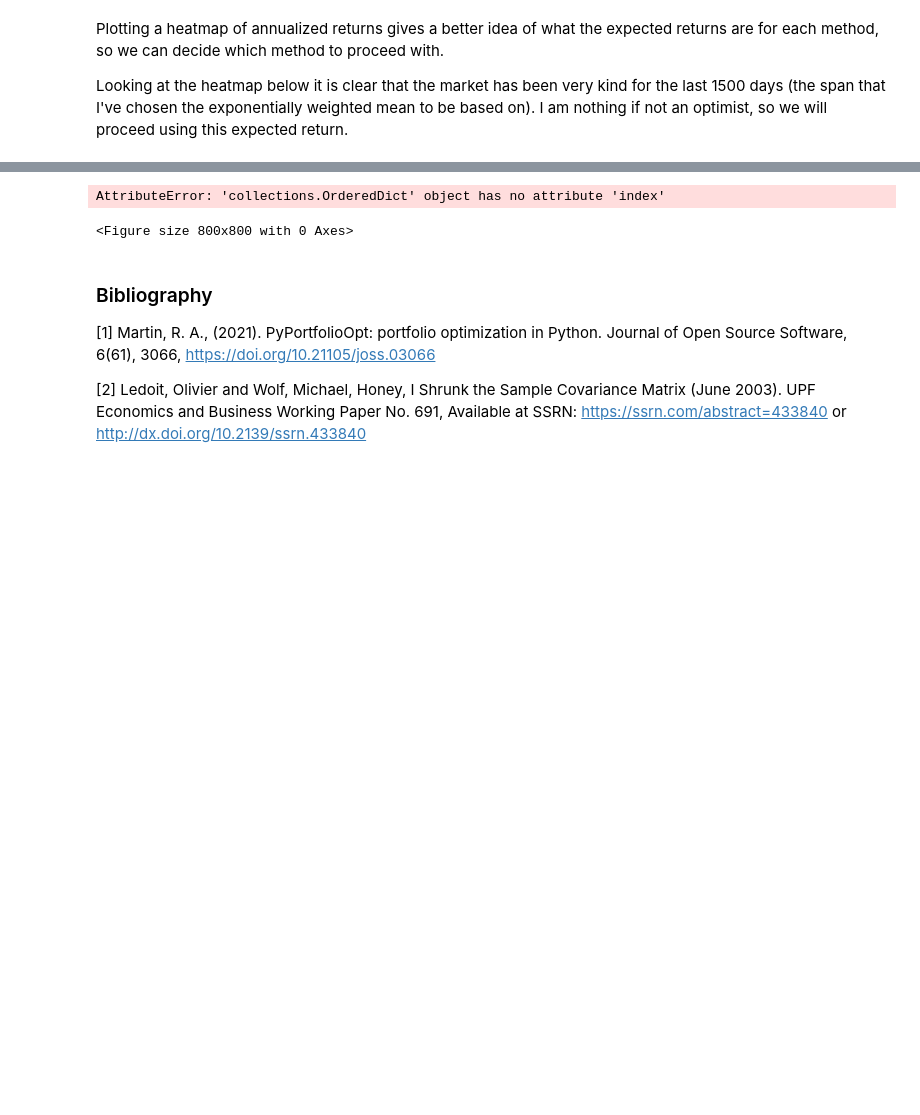
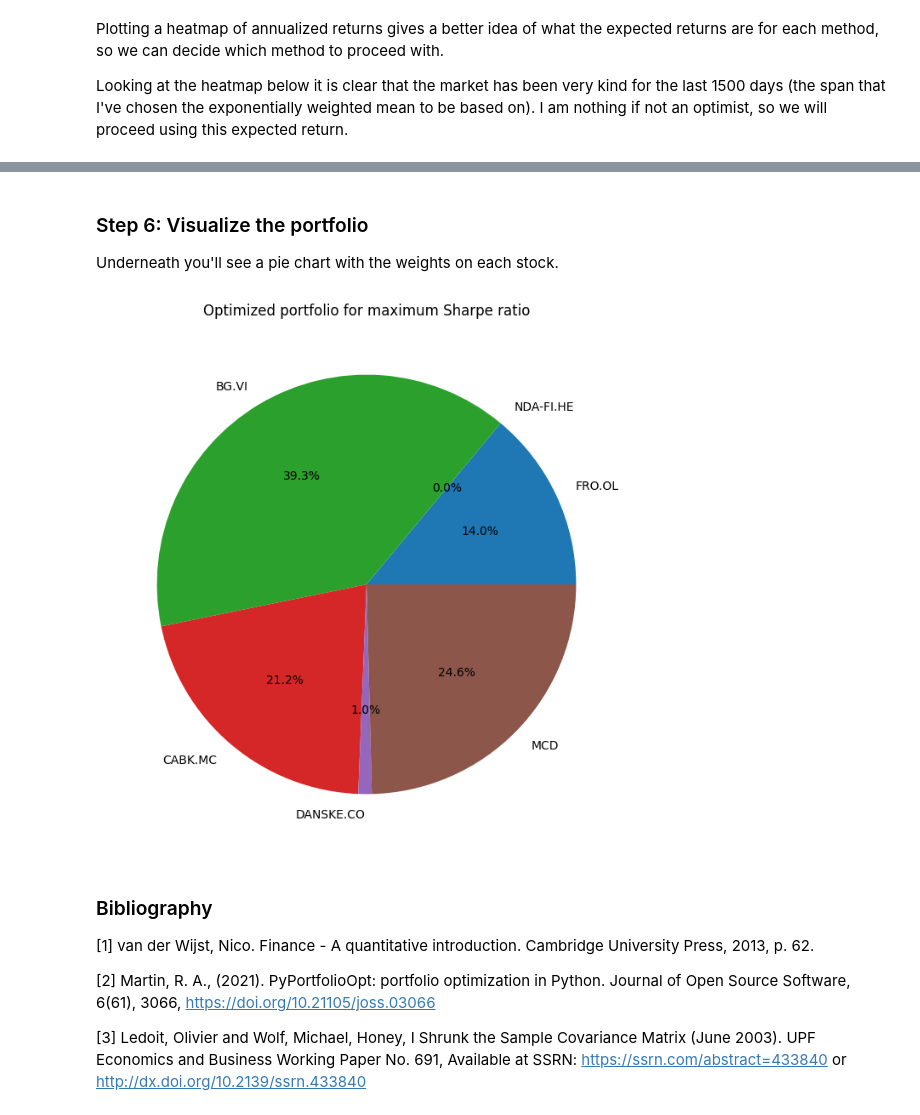
Before and after one commit to plexion/ModernPortfolioTheory, a Jupyter notebook: ModernPortfolioTheory_model_comparison.ipynb, the cells around one changed output, grey strips where cells are left out. Saved outputs shown, nothing was run; the diff lists cells and outputs as text; code cells hidden in the pictures; blank space fills up the shorter version.

```diff
--- a/ModernPortfolioTheory_model_comparison.ipynb
+++ b/ModernPortfolioTheory_model_comparison.ipynb
@@ -132,6 +149,6 @@ In the paper [Honey, I shrunk the sample covariance matrix](https://papers.ssrn.
 # %%
 # Set up the Lediot-Wolf shrinkage estimator with contant correlation
-S_LW_cc = risk_models.CovarianceShrinkage(stock_prices).ledoit_wolf(shrinkage_target='constant_correlation')
+S_LW_cc = risk_models.CovarianceShrinkage(stock_prices_usd).ledoit_wolf(shrinkage_target='constant_correlation')
 # %% [markdown]
 ### Step 5: Optimize for maximal Sharpe ratio
 
@@ -145,10 +164,10 @@ I know my friend is gamling man, which is why I'll be looking to maximize the Sh
 # %%
 # Optimize for maximal Sharpe ratio
-ef10 = EfficientFrontier(mu_ema, S_LW_cc) #Add constraints: ef = EfficientFrontier(mu, S, weight_bounds=(0, 0.1)) #Max 10% on each weight.
-# ef10.add_objective(objective_functions.L2_reg, gamma=1) #Reduce zero-weights by adding penalty on small weights with a L2-regularization term
-ef10_raw_weights = ef10.max_sharpe(risk_free_rate=0.0365)
-ef10_cleaned_weights = ef10.clean_weights()
-# ef10.save_weights_to_file("weights_apmc_LedoitWolf.csv")  # saves to file
-print(ef10_cleaned_weights)
-ef10.portfolio_performance(verbose=True)
+ef = EfficientFrontier(mu_ema, S_LW_cc) #Add constraints: ef = EfficientFrontier(mu, S, weight_bounds=(0, 0.1)) #Max 10% on each weight.
+# ef.add_objective(objective_functions.L2_reg, gamma=0.1) #Reduce zero-weights by adding penalty on small weights with a L2-regularization term
+ef_raw_weights = ef.max_sharpe(risk_free_rate=0.0365)
+ef_cleaned_weights = ef.clean_weights()
+# ef.save_weights_to_file("weights_apmc_LedoitWolf.csv")  # saves to file
+print(ef_cleaned_weights)
+ef.portfolio_performance(verbose=True)
 # %% [output]
@@ -196,20 +179,24 @@ plt.show()
-# %%
-import pandas as pd
-import matplotlib.pyplot as plt
-
-# Example portfolio as a pandas Series
-portfolio = ef10_cleaned_weights
-
-# Create a pie chart
-plt.figure(figsize=(8, 8))
-plt.pie(portfolio, labels=portfolio.index, autopct='%1.1f%%', startangle=140)
-plt.title('Portfolio Distribution')
-plt.show()
-# %% [output]
-AttributeError: 'collections.OrderedDict' object has no attribute 'index'
-<Figure size 800x800 with 0 Axes>
+# %% [markdown]
+### Step 6: Visualize the portfolio
+Underneath you'll see a pie chart with the weights on each stock.
+# %%
+from collections import OrderedDict
+
+# Extracting keys and values
+labels = list(ef_cleaned_weights.keys())
+sizes = list(ef_cleaned_weights.values())
+
+# Creating the pie chart
+plt.figure(figsize=(8, 8))
+plt.pie(sizes, labels=labels, autopct='%1.1f%%')
+plt.title('Optimized portfolio for maximum Sharpe ratio')
+plt.show()
+# %% [output]
+[figure, added]
 # %% [markdown]
 ### Bibliography
-[1]    Martin, R. A., (2021). PyPortfolioOpt: portfolio optimization in Python. Journal of Open Source Software, 6(61), 3066, https://doi.org/10.21105/joss.03066
+[1]    van der Wijst, Nico. Finance - A quantitative introduction. Cambridge University Press, 2013, p. 62.
 
-[2]    Ledoit, Olivier and Wolf, Michael, Honey, I Shrunk the Sample Covariance Matrix (June 2003). UPF Economics and Business Working Paper No. 691, Available at SSRN: https://ssrn.com/abstract=433840 or http://dx.doi.org/10.2139/ssrn.433840
+[2]    Martin, R. A., (2021). PyPortfolioOpt: portfolio optimization in Python. Journal of Open Source Software, 6(61), 3066, https://doi.org/10.21105/joss.03066
+
+[3]    Ledoit, Olivier and Wolf, Michael, Honey, I Shrunk the Sample Covariance Matrix (June 2003). UPF Economics and Business Working Paper No. 691, Available at SSRN: https://ssrn.com/abstract=433840 or http://dx.doi.org/10.2139/ssrn.433840
```
Also changed, not shown: parts of 14 cells of this notebook.
